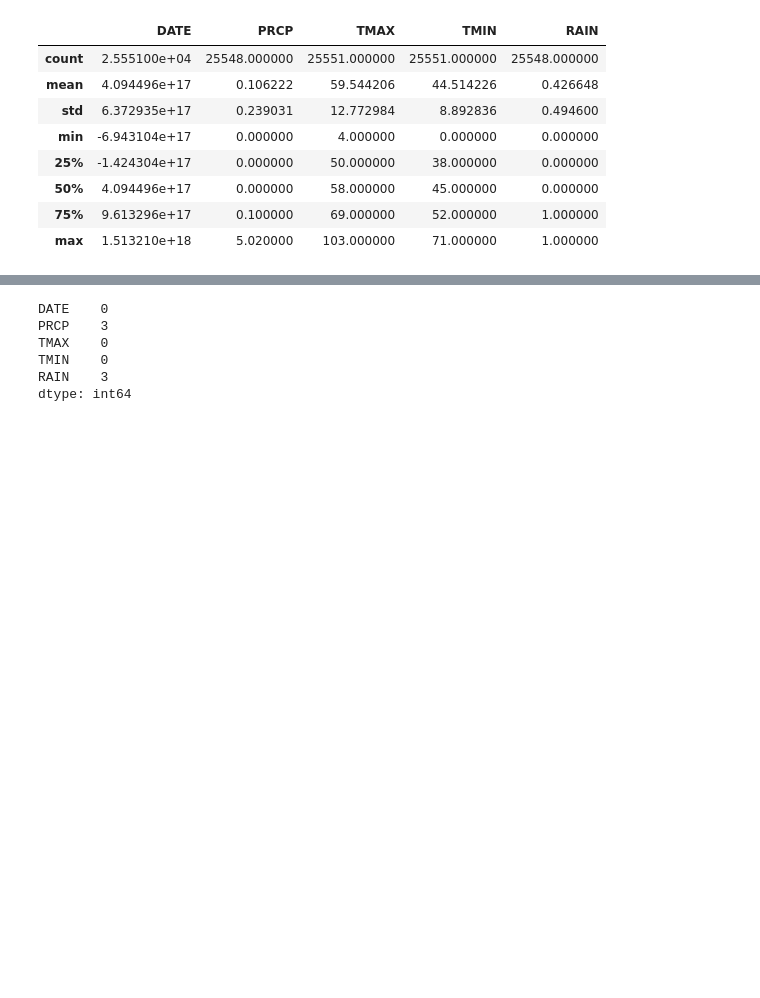
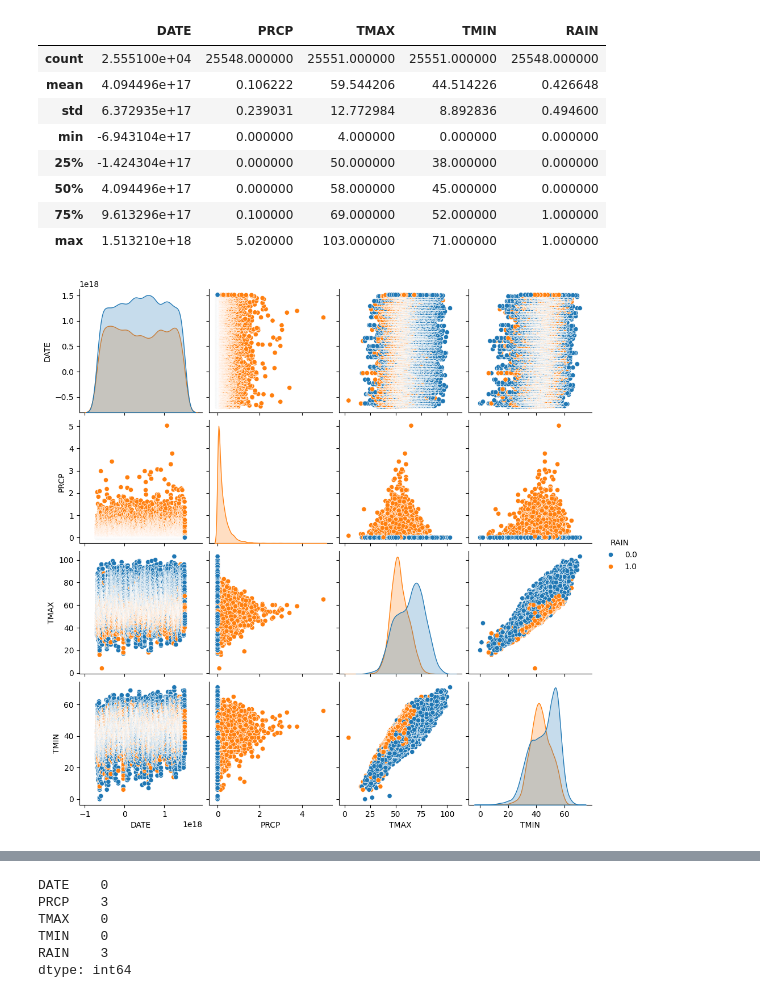
Before and after one commit to huycb94it/FinalProjectMachineLearning, a Jupyter notebook: FinalProjectMachineLearning.ipynb, the cells around one changed output, grey strips where cells are left out. Drawn from its saved outputs; the diff is of its cells as text; code cells hidden in the pictures; blank space fills up the shorter version.

```diff
--- a/FinalProjectMachineLearning.ipynb
+++ b/FinalProjectMachineLearning.ipynb
@@ -50,3 +52,9 @@ df.describe()
 | 50% | 4.094496e+17 | 0.000000 | 58.000000 | 45.000000 | 0.000000 |
 | 75% | 9.613296e+17 | 0.100000 | 69.000000 | 52.000000 | 1.000000 |
 | max | 1.513210e+18 | 5.020000 | 103.000000 | 71.000000 | 1.000000 |
+# %%
+# Vẽ biểu đồ phân bố các đặc trưng
+sns.pairplot(df, hue='RAIN')
+plt.show()
+# %% [output]
+[figure, added]
```
Also changed, not shown: parts of 34 cells of this notebook.
